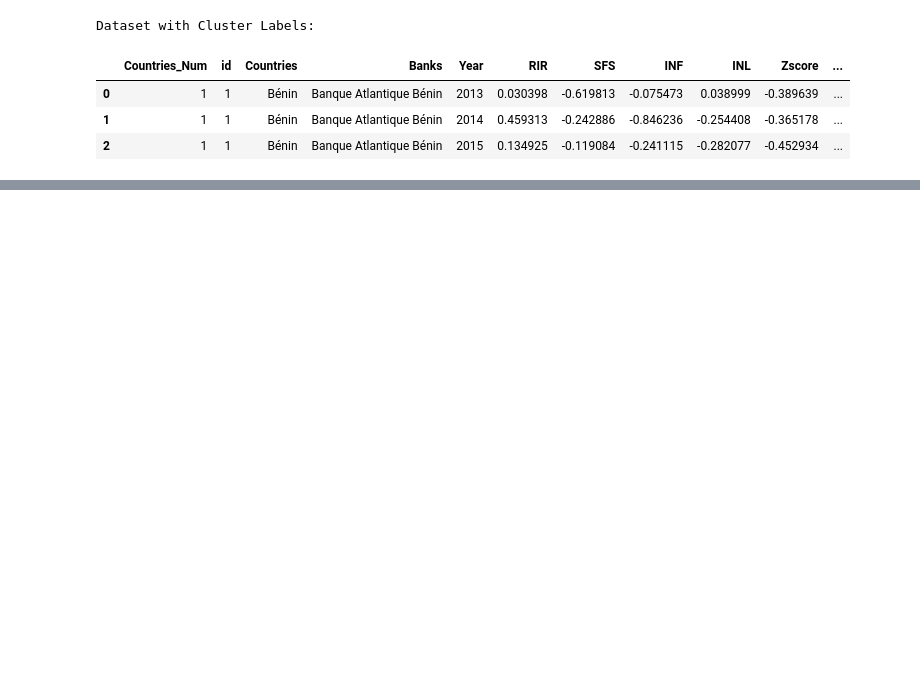
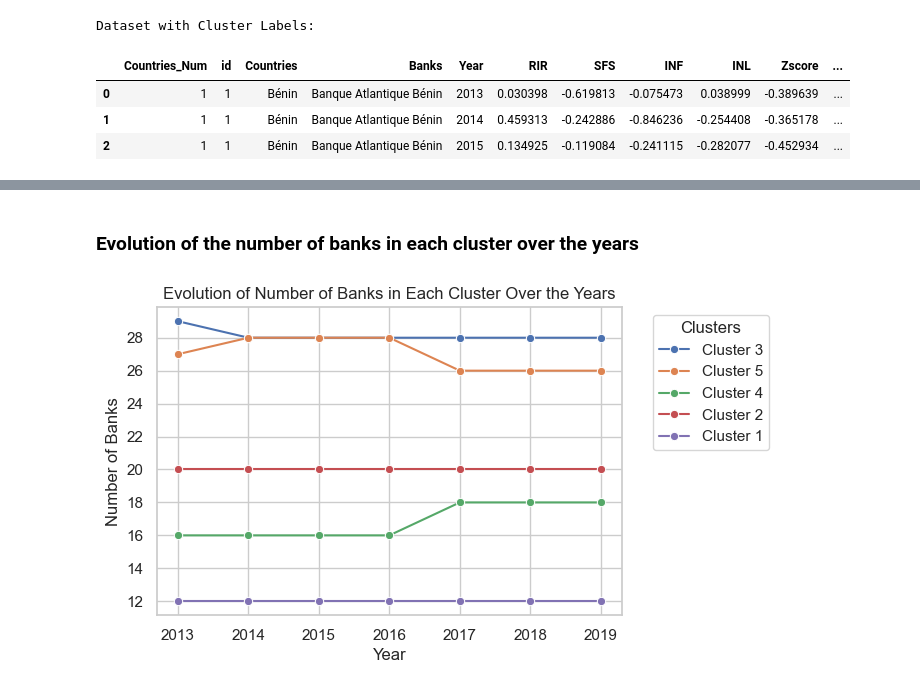
Before and after one commit to isamuelpatrick/BankingInsights-UEMOA, a Jupyter notebook: Bank clustering.ipynb, the cells around one changed output, grey strips where cells are left out. Cells and saved outputs as stored; diff of their text form; code cells hidden in the pictures; blank space fills up the shorter version.

```diff
--- a/Bank clustering.ipynb
+++ b/Bank clustering.ipynb
@@ -680,0 +958,40 @@ Average Metrics for Each Cluster:
+# %% [markdown]
+### Evolution of the number of banks in each cluster over the years
+# %%
+from matplotlib.ticker import MaxNLocator
+
+# Set the style for the plots
+sns.set(style="whitegrid")
+
+# Get unique clusters
+unique_clusters = uemoa_df_filtered['Cluster'].unique()
+
+# Create a single plot
+fig, ax = plt.subplots(figsize=(6, 4))
+
+# Iterate over unique clusters
+for cluster_label in unique_clusters:
+    # Filter data for the specific cluster
+    cluster_data = uemoa_df_filtered[uemoa_df_filtered['Cluster'] == cluster_label]
+
+    # Count the number of banks for each year in the cluster
+    year_counts = cluster_data.groupby('Year')['Banks'].nunique().reset_index()
+
+    # Plot the line for each cluster
+    sns.lineplot(x='Year', y='Banks', data=year_counts, label=f'Cluster {cluster_label}', marker='o')
+
+# Set y-axis to integer ticks
+ax.yaxis.set_major_locator(MaxNLocator(integer=True))
+
+# Set plot labels and title
+ax.set_ylabel('Number of Banks')
+ax.set_xlabel('Year')
+ax.set_title('Evolution of Number of Banks in Each Cluster Over the Years')
+
+# Display the legend
+plt.legend(title='Clusters', bbox_to_anchor=(1.05, 1), loc='upper left')
+
+# Show the plot
+plt.show()
+# %% [output]
+[figure, added]
```
Also changed, not shown: parts of 23 cells of this notebook.
